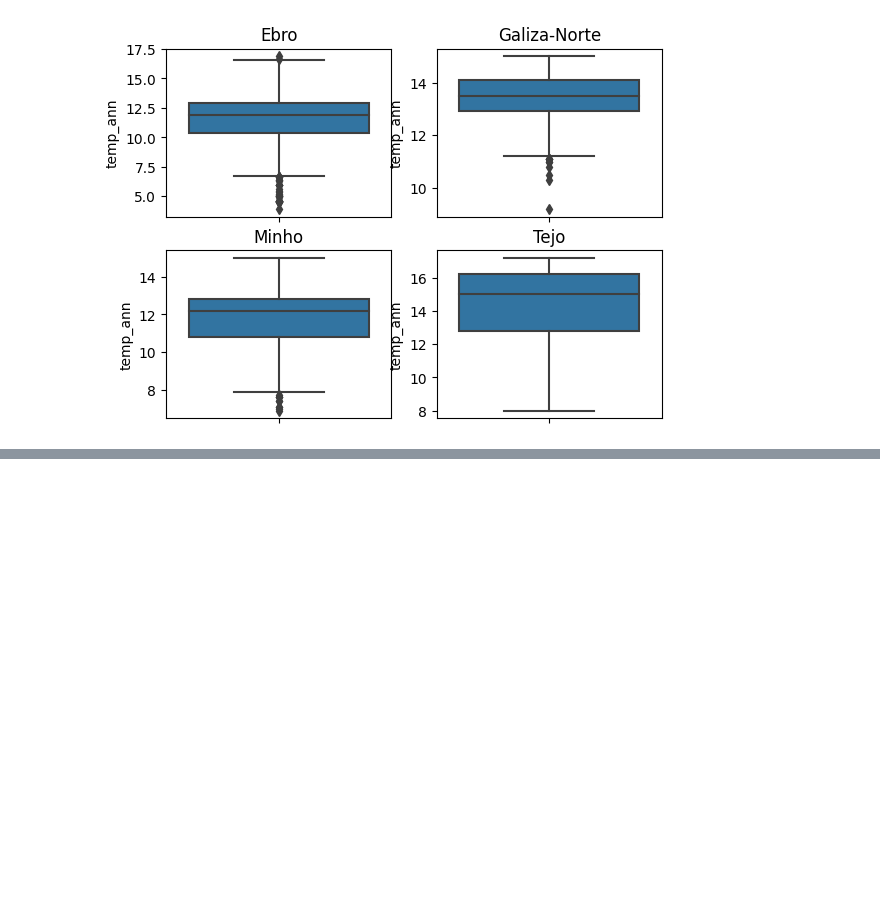
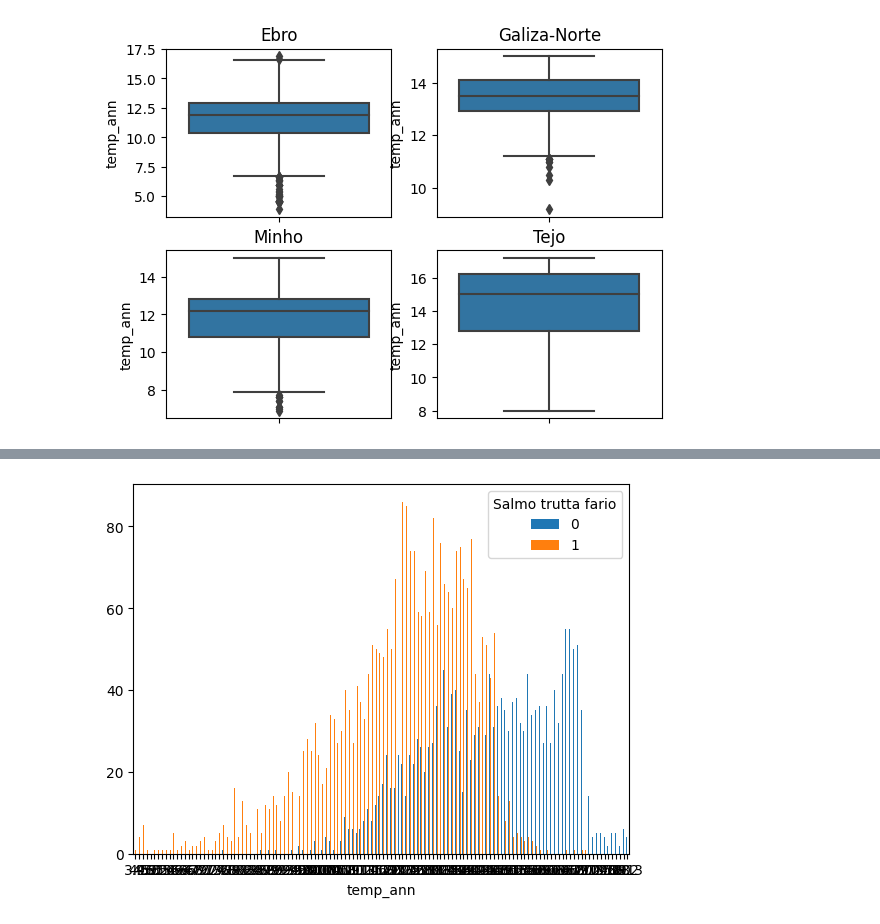
Before and after one commit to jfilipa1/greends-avcd, a Jupyter notebook: people/inesbs/exercise03.ipynb, the cells around one changed output, grey strips where cells are left out. Cells and saved outputs as stored; diff of their text form; code cells hidden in the pictures; blank space fills up the shorter version.

```diff
--- a/people/inesbs/exercise03.ipynb
+++ b/people/inesbs/exercise03.ipynb
@@ -112,0 +136,3 @@ plt.show()
+# %%
+ctab = pd.crosstab(df['temp_ann'], df['Salmo trutta fario'])
+print(ctab)
@@ -112,0 +184,5 @@ plt.show()
+# %%
+# Creating barplot from crosstable
+barplot = ctab.plot.bar(rot=0)
+# %% [output]
+[figure, added]
```
Also changed, not shown: parts of 9 cells of this notebook.
